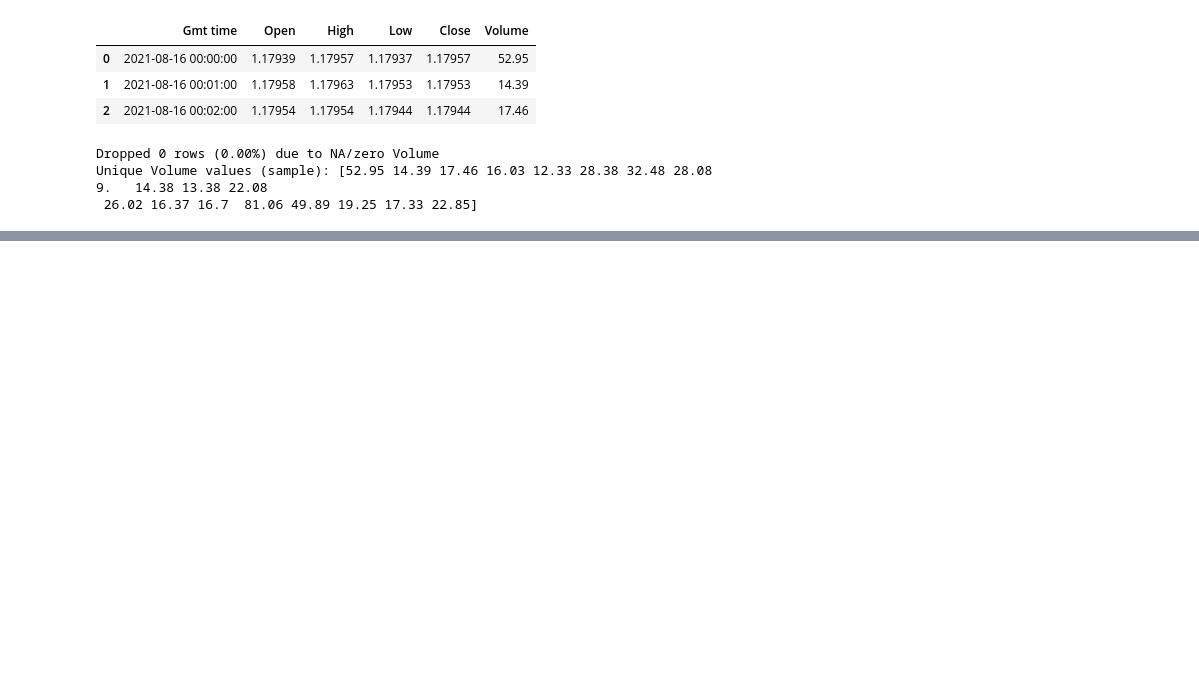
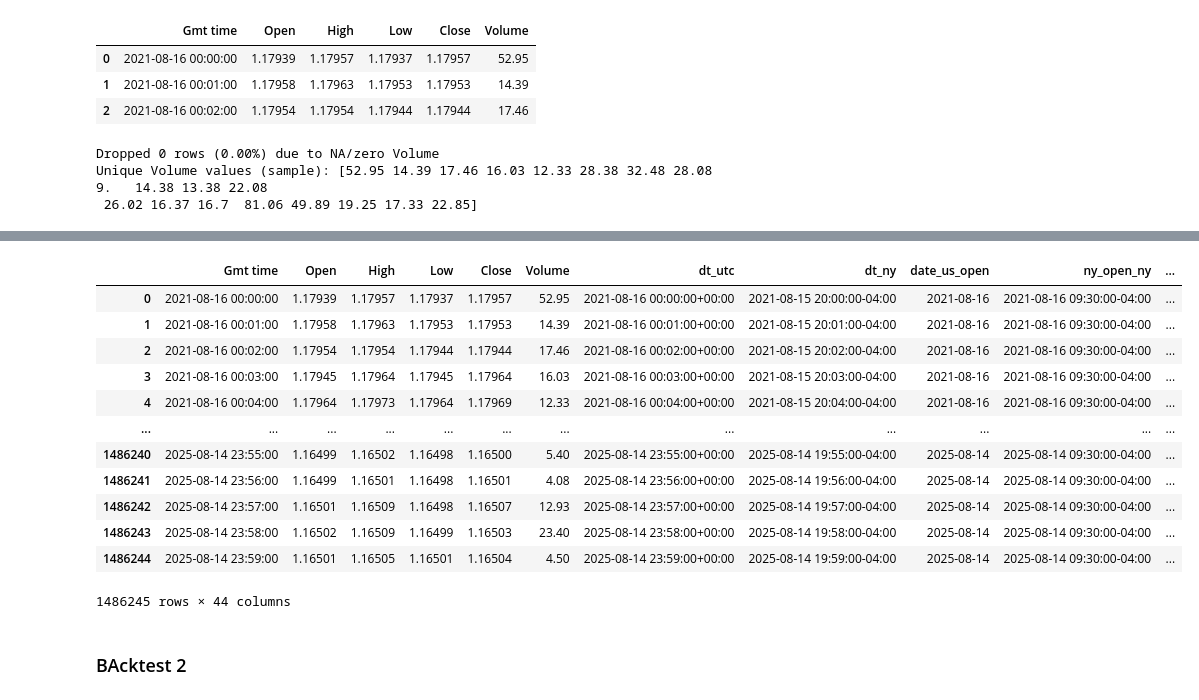
Before and after one commit to Rasul1908/EUR-USD_Short-term_trading, a Jupyter notebook: notebooks/main.ipynb, the cells around one changed output, grey strips where cells are left out. Cells and saved outputs as stored; diff of their text form; code cells hidden in the pictures; blank space fills up the shorter version.

```diff
--- a/notebooks/main.ipynb
+++ b/notebooks/main.ipynb
@@ -365,0 +485,18 @@ print(updates.head(10))
+# %%
+df
+# %% [output]
+|  | Gmt time | Open | High | Low | Close | Volume | dt_utc | dt_ny | date_us_open | ny_open_ny | ... |
+| 0 | 2021-08-16 00:00:00 | 1.17939 | 1.17957 | 1.17937 | 1.17957 | 52.95 | 2021-08-16 00:00:00+00:00 | 2021-08-15 20:00:00-04:00 | 2021-08-16 | 2021-08-16 09:30:00-04:00 | ... |
+| 1 | 2021-08-16 00:01:00 | 1.17958 | 1.17963 | 1.17953 | 1.17953 | 14.39 | 2021-08-16 00:01:00+00:00 | 2021-08-15 20:01:00-04:00 | 2021-08-16 | 2021-08-16 09:30:00-04:00 | ... |
+| 2 | 2021-08-16 00:02:00 | 1.17954 | 1.17954 | 1.17944 | 1.17944 | 17.46 | 2021-08-16 00:02:00+00:00 | 2021-08-15 20:02:00-04:00 | 2021-08-16 | 2021-08-16 09:30:00-04:00 | ... |
+| 3 | 2021-08-16 00:03:00 | 1.17945 | 1.17964 | 1.17945 | 1.17964 | 16.03 | 2021-08-16 00:03:00+00:00 | 2021-08-15 20:03:00-04:00 | 2021-08-16 | 2021-08-16 09:30:00-04:00 | ... |
+| 4 | 2021-08-16 00:04:00 | 1.17964 | 1.17973 | 1.17964 | 1.17969 | 12.33 | 2021-08-16 00:04:00+00:00 | 2021-08-15 20:04:00-04:00 | 2021-08-16 | 2021-08-16 09:30:00-04:00 | ... |
+| ... | ... | ... | ... | ... | ... | ... | ... | ... | ... | ... | ... |
+| 1486240 | 2025-08-14 23:55:00 | 1.16499 | 1.16502 | 1.16498 | 1.16500 | 5.40 | 2025-08-14 23:55:00+00:00 | 2025-08-14 19:55:00-04:00 | 2025-08-14 | 2025-08-14 09:30:00-04:00 | ... |
+| 1486241 | 2025-08-14 23:56:00 | 1.16499 | 1.16501 | 1.16498 | 1.16501 | 4.08 | 2025-08-14 23:56:00+00:00 | 2025-08-14 19:56:00-04:00 | 2025-08-14 | 2025-08-14 09:30:00-04:00 | ... |
+| 1486242 | 2025-08-14 23:57:00 | 1.16501 | 1.16509 | 1.16498 | 1.16507 | 12.93 | 2025-08-14 23:57:00+00:00 | 2025-08-14 19:57:00-04:00 | 2025-08-14 | 2025-08-14 09:30:00-04:00 | ... |
+| 1486243 | 2025-08-14 23:58:00 | 1.16502 | 1.16509 | 1.16499 | 1.16503 | 23.40 | 2025-08-14 23:58:00+00:00 | 2025-08-14 19:58:00-04:00 | 2025-08-14 | 2025-08-14 09:30:00-04:00 | ... |
+| 1486244 | 2025-08-14 23:59:00 | 1.16501 | 1.16505 | 1.16501 | 1.16504 | 4.50 | 2025-08-14 23:59:00+00:00 | 2025-08-14 19:59:00-04:00 | 2025-08-14 | 2025-08-14 09:30:00-04:00 | ... |
+1486245 rows × 44 columns
+# %% [markdown]
+### BAcktest 2
```
Also changed, not shown: parts of 17 cells of this notebook, 4 other files.
